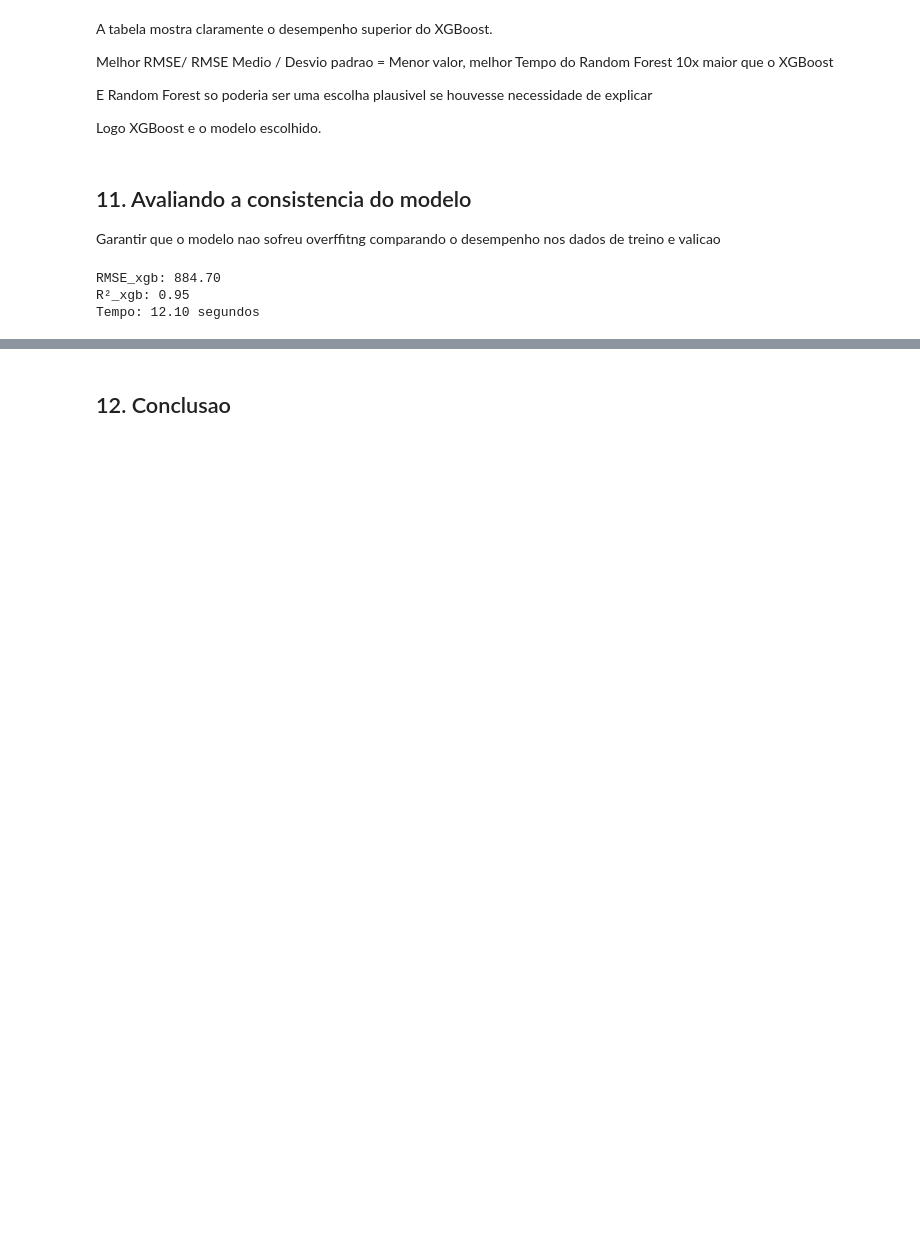
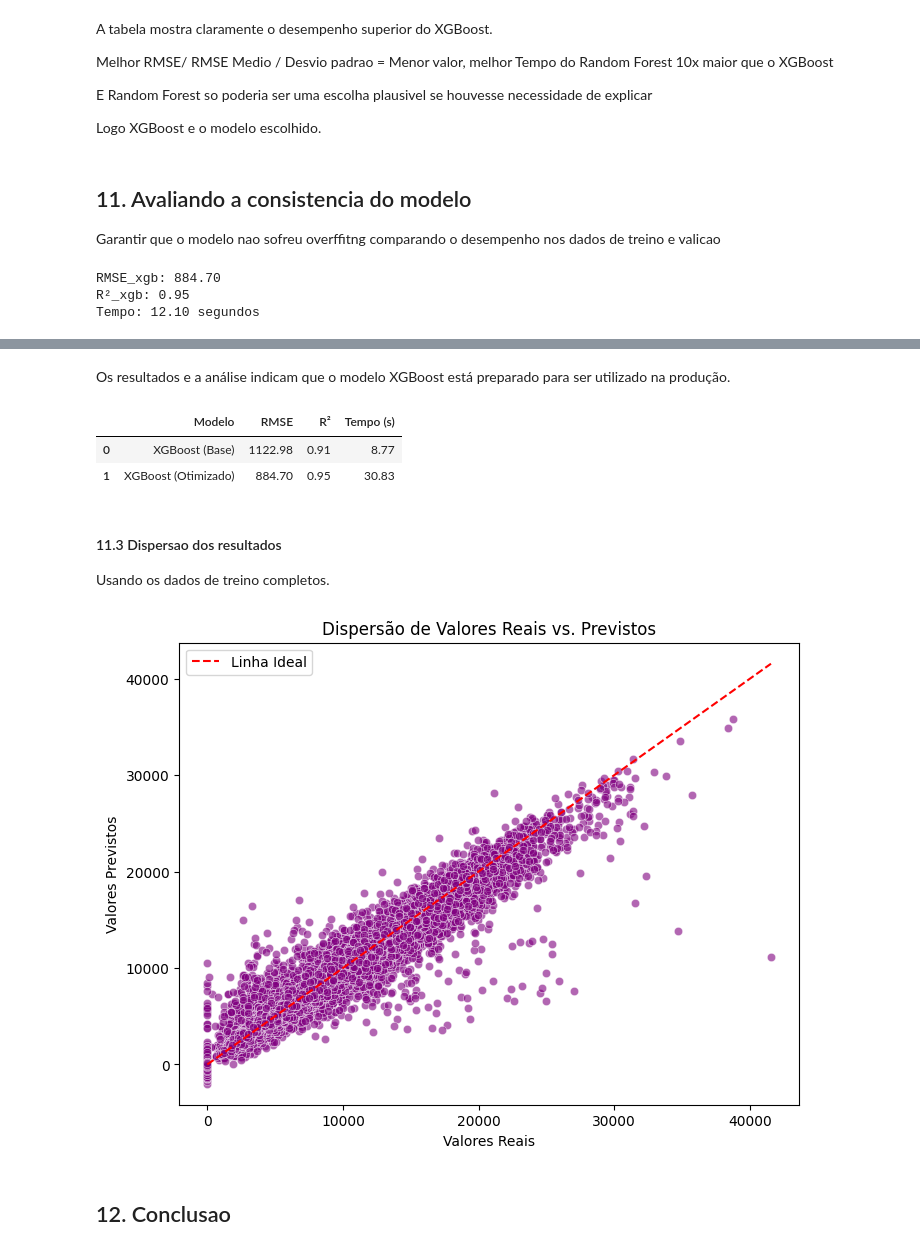
Before and after one commit to HammadN98/previsao_de_vendas, a Jupyter notebook: previsao_das_vendas_lojas_Rossmann.ipynb, the cells around one changed output, grey strips where cells are left out. Drawn from its saved outputs; the diff is of its cells as text; code cells hidden in the pictures; blank space fills up the shorter version.

```diff
--- a/previsao_das_vendas_lojas_Rossmann.ipynb
+++ b/previsao_das_vendas_lojas_Rossmann.ipynb
@@ -984,0 +992,16 @@ Os valores dos resultados usando os daos de validacao se assemlham ao valores do
+# %%
+start_xgb = timer()
+# XGB FINAL
+xgb_final = XGBRegressor(**melhores, random_state=42)
+modelo_xgb_final = xgb_final.fit(X_train_modelo, y_train_modelo)
+
+y_val_pred_xgb_final = modelo_xgb_final.predict(X_val_modelo)
+
+rmse_xgb_final = root_mean_squared_error(y_val_modelo, y_val_pred_xgb_final)
+r2_xgb_final = r2_score(y_val_modelo, y_val_pred_xgb_final)
+
+end_xgb = timer()
+
+print(f"RMSE_xgb: {rmse_xgb_final:.2f}")
+print(f"R²_xgb: {r2_xgb_final:.2f}")
+print(f"Tempo: {end_xgb - start_xgb:.2f} segundos")
@@ -985,3 +1047,36 @@ Os valores dos resultados usando os daos de validacao se assemlham ao valores do
+# %% [markdown]
+Os resultados e a análise indicam que o modelo XGBoost está preparado para ser utilizado na produção.
+# %%
+xgb_resumo = {
+    "Modelo": ["XGBoost (Base)", "XGBoost (Otimizado)"],
+    "RMSE ": [1122.98, 884.70],
+    "R²": [0.91, 0.95],
+    "Tempo (s)": [8.77, 30.83]
+}
+
+resumo = pd.DataFrame(xgb_resumo)
+resumo
+# %% [output]
+|  | Modelo | RMSE | R² | Tempo (s) |
+| 0 | XGBoost (Base) | 1122.98 | 0.91 | 8.77 |
+| 1 | XGBoost (Otimizado) | 884.70 | 0.95 | 30.83 |
+# %% [markdown]
+#### 11.3 Dispersao dos resultados
+
+Usando os dados de treino completos.
+# %%
+plt.figure(figsize=(8, 6))
+sns.scatterplot(x=y_val_modelo, y=y_val_pred_xgb_final, alpha=0.6, color='purple')
+plt.plot([min(y_val_modelo), max(y_val_modelo)],
+         [min(y_val_modelo), max(y_val_modelo)],
+         color='red', linestyle='--', label='Linha Ideal')
+plt.xlabel('Valores Reais')
+plt.ylabel('Valores Previstos')
+plt.title('Dispersão de Valores Reais vs. Previstos')
+plt.legend()
+plt.show()
+# %% [output]
+[figure, added]
 # %% [markdown]
 ## 12. Conclusao
 # %% [markdown]
```
Also changed, not shown: parts of 11 cells of this notebook.
